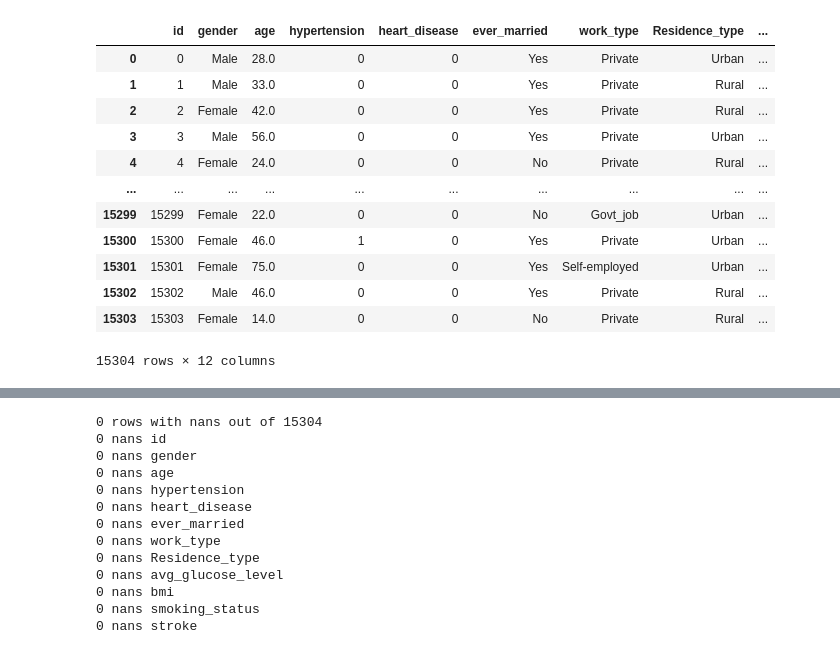
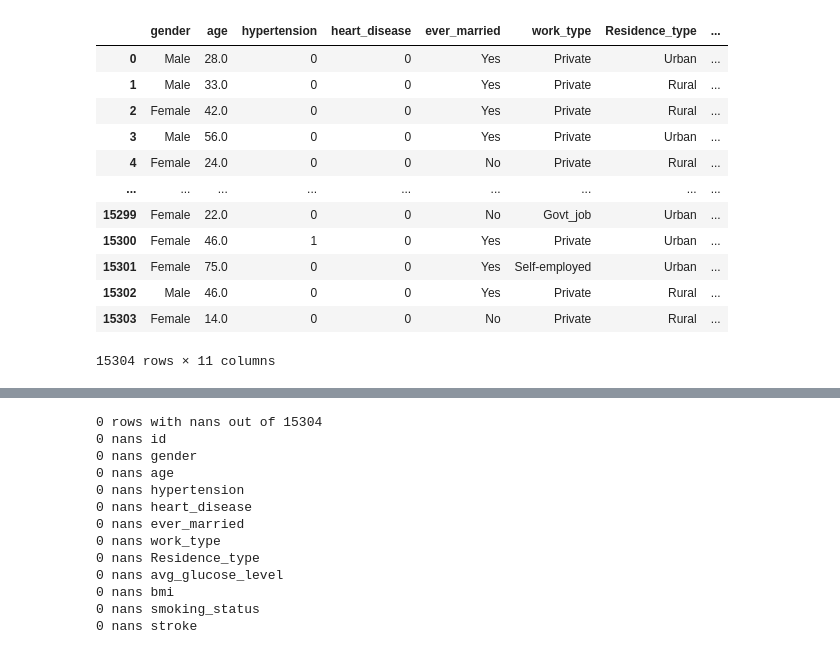
Before and after one commit to vmisusu/kaggle, a Jupyter notebook: data_investigation.ipynb, the cells around one changed output, grey strips where cells are left out. Cells and saved outputs as stored; diff of their text form; code cells hidden in the pictures.

Commit message:
Training and submission creation

```diff
--- a/data_investigation.ipynb
+++ b/data_investigation.ipynb
@@ -17,19 +19,19 @@ import importlib
 import data_investigation_lib as DI
 importlib.reload(data_investigation_lib);
 # %%
-df=pd.read_csv(DATA_DIR+"/train.csv")
+df=pd.read_csv(DATA_DIR+"/train.csv").iloc[:,1:] #drop ID
 df
 # %% [output]
-|  | id | gender | age | hypertension | heart_disease | ever_married | work_type | Residence_type | ... |
-| 0 | 0 | Male | 28.0 | 0 | 0 | Yes | Private | Urban | ... |
-| 1 | 1 | Male | 33.0 | 0 | 0 | Yes | Private | Rural | ... |
-| 2 | 2 | Female | 42.0 | 0 | 0 | Yes | Private | Rural | ... |
-| 3 | 3 | Male | 56.0 | 0 | 0 | Yes | Private | Urban | ... |
-| 4 | 4 | Female | 24.0 | 0 | 0 | No | Private | Rural | ... |
-| ... | ... | ... | ... | ... | ... | ... | ... | ... | ... |
-| 15299 | 15299 | Female | 22.0 | 0 | 0 | No | Govt_job | Urban | ... |
-| 15300 | 15300 | Female | 46.0 | 1 | 0 | Yes | Private | Urban | ... |
-| 15301 | 15301 | Female | 75.0 | 0 | 0 | Yes | Self-employed | Urban | ... |
-| 15302 | 15302 | Male | 46.0 | 0 | 0 | Yes | Private | Rural | ... |
-| 15303 | 15303 | Female | 14.0 | 0 | 0 | No | Private | Rural | ... |
+|  | gender | age | hypertension | heart_disease | ever_married | work_type | Residence_type | ... |
+| 0 | Male | 28.0 | 0 | 0 | Yes | Private | Urban | ... |
+| 1 | Male | 33.0 | 0 | 0 | Yes | Private | Rural | ... |
+| 2 | Female | 42.0 | 0 | 0 | Yes | Private | Rural | ... |
+| 3 | Male | 56.0 | 0 | 0 | Yes | Private | Urban | ... |
+| 4 | Female | 24.0 | 0 | 0 | No | Private | Rural | ... |
+| ... | ... | ... | ... | ... | ... | ... | ... | ... |
+| 15299 | Female | 22.0 | 0 | 0 | No | Govt_job | Urban | ... |
+| 15300 | Female | 46.0 | 1 | 0 | Yes | Private | Urban | ... |
+| 15301 | Female | 75.0 | 0 | 0 | Yes | Self-employed | Urban | ... |
+| 15302 | Male | 46.0 | 0 | 0 | Yes | Private | Rural | ... |
+| 15303 | Female | 14.0 | 0 | 0 | No | Private | Rural | ... |
-15304 rows × 12 columns
+15304 rows × 11 columns
```
Also changed, not shown: parts of 7 cells of this notebook, 1 other file.
